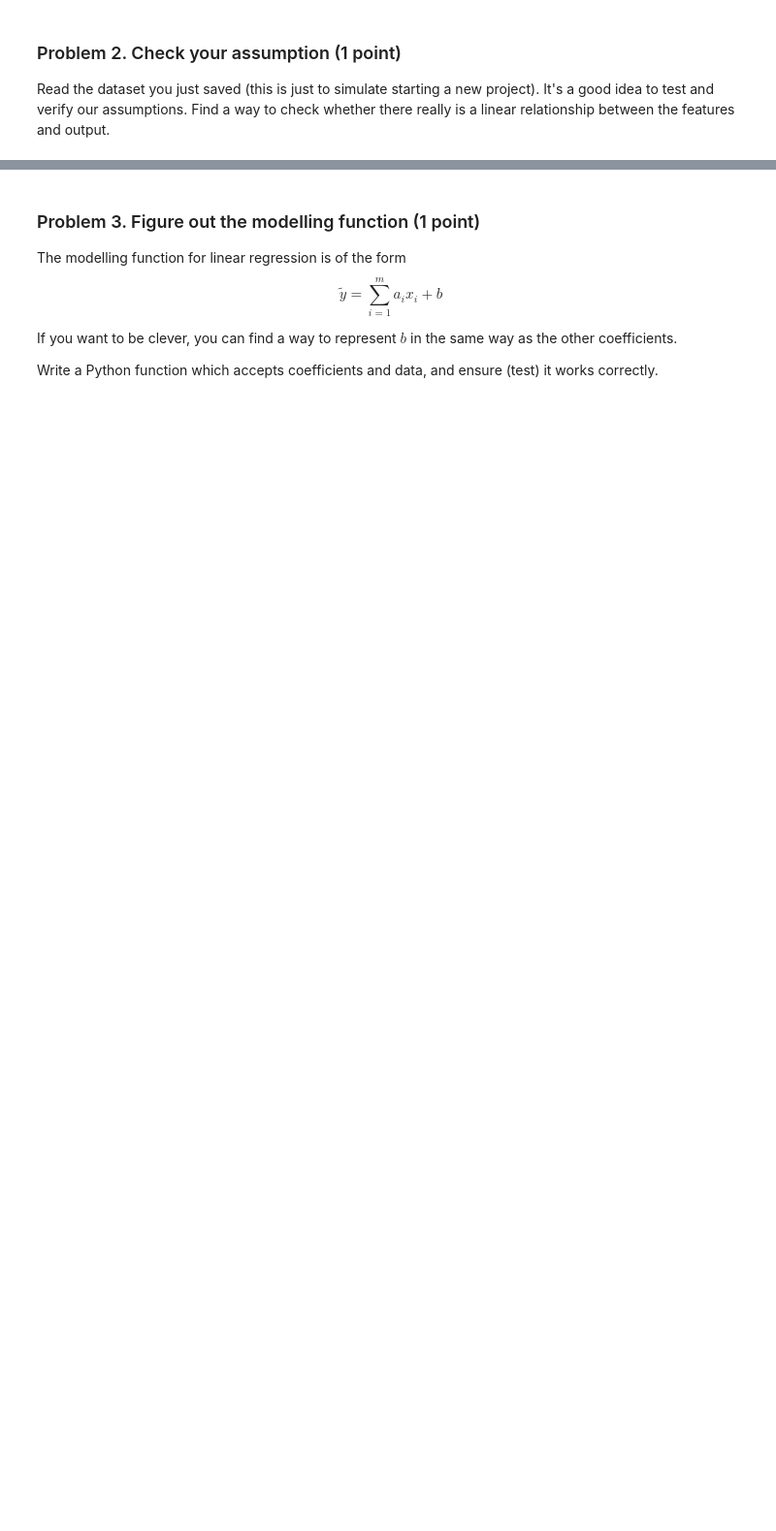
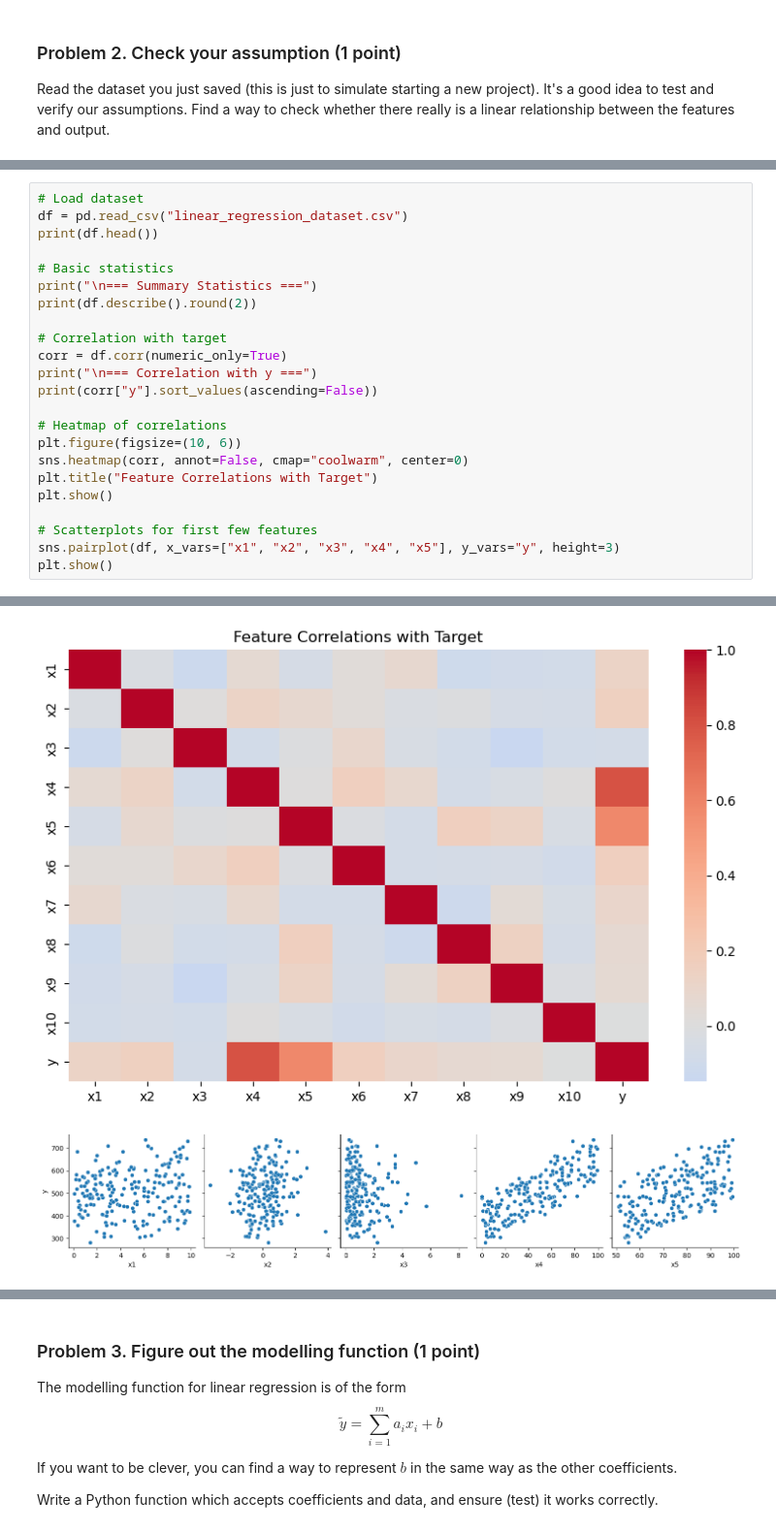
Before and after one commit to i11g/Regression-Models, a Jupyter notebook: Regression Models Lab.ipynb, the cells around one changed output, grey strips where cells are left out. Shown: that part at 97% size. Saved outputs shown, nothing was run; the diff lists cells and outputs as text; blank space fills up the shorter version.

```diff
--- a/Regression Models Lab.ipynb
+++ b/Regression Models Lab.ipynb
@@ -28,0 +129,24 @@ Read the dataset you just saved (this is just to simulate starting a new project
+# %%
+# Load dataset
+df = pd.read_csv("linear_regression_dataset.csv")
+print(df.head())
+
+# Basic statistics
+print("\n=== Summary Statistics ===")
+print(df.describe().round(2))
+
+# Correlation with target
+corr = df.corr(numeric_only=True)
+print("\n=== Correlation with y ===")
+print(corr["y"].sort_values(ascending=False))
+
+# Heatmap of correlations
+plt.figure(figsize=(10, 6))
+sns.heatmap(corr, annot=False, cmap="coolwarm", center=0)
+plt.title("Feature Correlations with Target")
+plt.show()
+
+# Scatterplots for first few features
+sns.pairplot(df, x_vars=["x1", "x2", "x3", "x4", "x5"], y_vars="y", height=3)
+plt.show()
+# %% [output]
@@ -28,0 +170,2 @@ Read the dataset you just saved (this is just to simulate starting a new project
+[figure, added]
+[figure, added]
```
Also changed, not shown: parts of 19 cells of this notebook, 2 other files.
